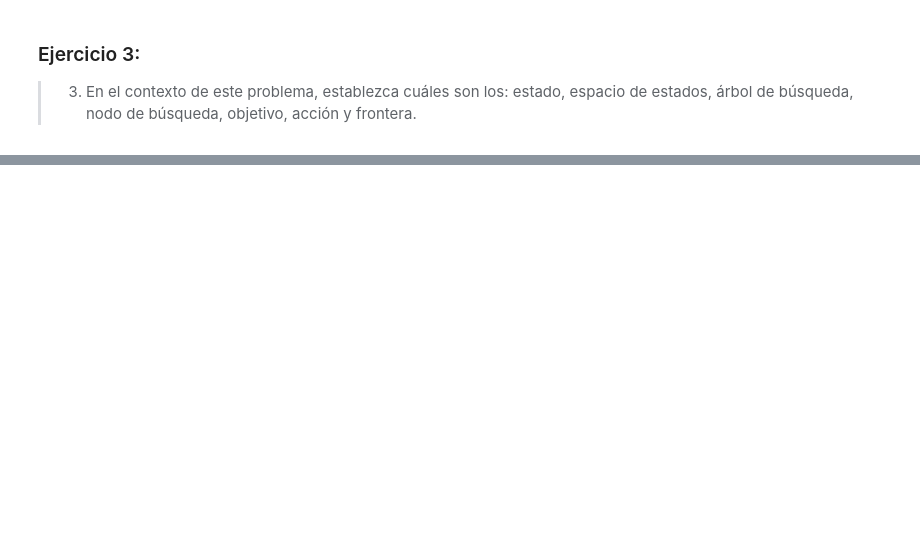
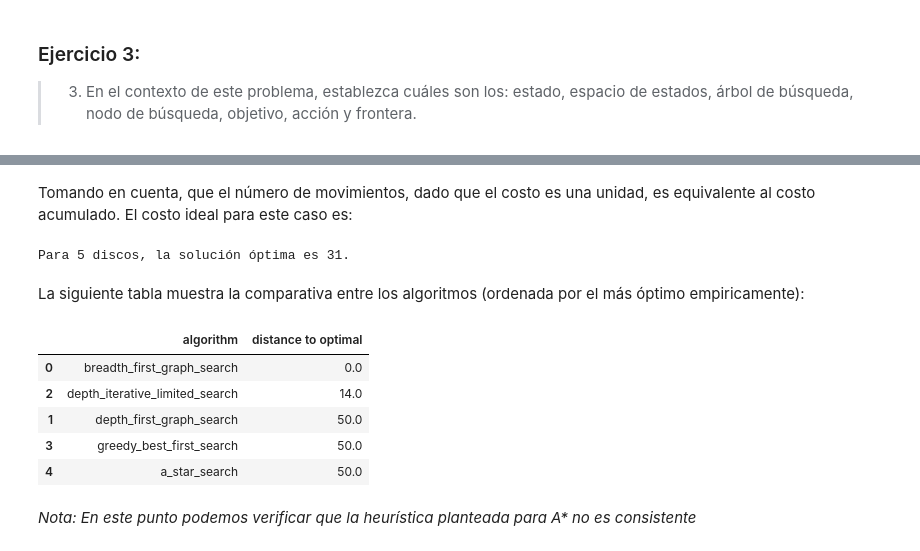
Before and after one commit to brunomaso1/uba-ceia, a Jupyter notebook: ceia-ia/practico/trabajo_practico_1/Trabajo practico 1 - Solucion.ipynb, the cells around one changed output, grey strips where cells are left out. Cells and saved outputs as stored; diff of their text form; code cells hidden in the pictures; blank space fills up the shorter version.

```diff
--- a/ceia-ia/practico/trabajo_practico_1/Trabajo practico 1 - Solucion.ipynb
+++ b/ceia-ia/practico/trabajo_practico_1/Trabajo practico 1 - Solucion.ipynb
@@ -56,0 +505,21 @@ Las propiedades del ambiente de trabajo para este problema se especifica en las
+# %% [markdown]
+Tomando en cuenta, que el número de movimientos, dado que el costo es una unidad, es equivalente al costo acumulado. El costo ideal para este caso es:
+# %%
+optimal_solution = (2**max_disks) - 1
+print(f"Para {max_disks} discos, la solución óptima es {optimal_solution}.")
+# %% [output]
+Para 5 discos, la solución óptima es 31.
+# %% [markdown]
+La siguiente tabla muestra la comparativa entre los algoritmos (ordenada por el más óptimo empiricamente):
+# %%
+algorithmsdf['distance to optimal'] = algorithmsdf['median accumulated_cost (unit)'] - optimal_solution
+algorithmsdf.iloc[:, [0,-1]].sort_values(by=['distance to optimal'], ascending=True)
+# %% [output]
+|  | algorithm | distance to optimal |
+| 0 | breadth_first_graph_search | 0.0 |
+| 2 | depth_iterative_limited_search | 14.0 |
+| 1 | depth_first_graph_search | 50.0 |
+| 3 | greedy_best_first_search | 50.0 |
+| 4 | a_star_search | 50.0 |
+# %% [markdown]
+_Nota: En este punto podemos verificar que la heurística planteada para A* no es consistente_
```
Also changed, not shown: parts of 47 cells of this notebook, 9 other files.
